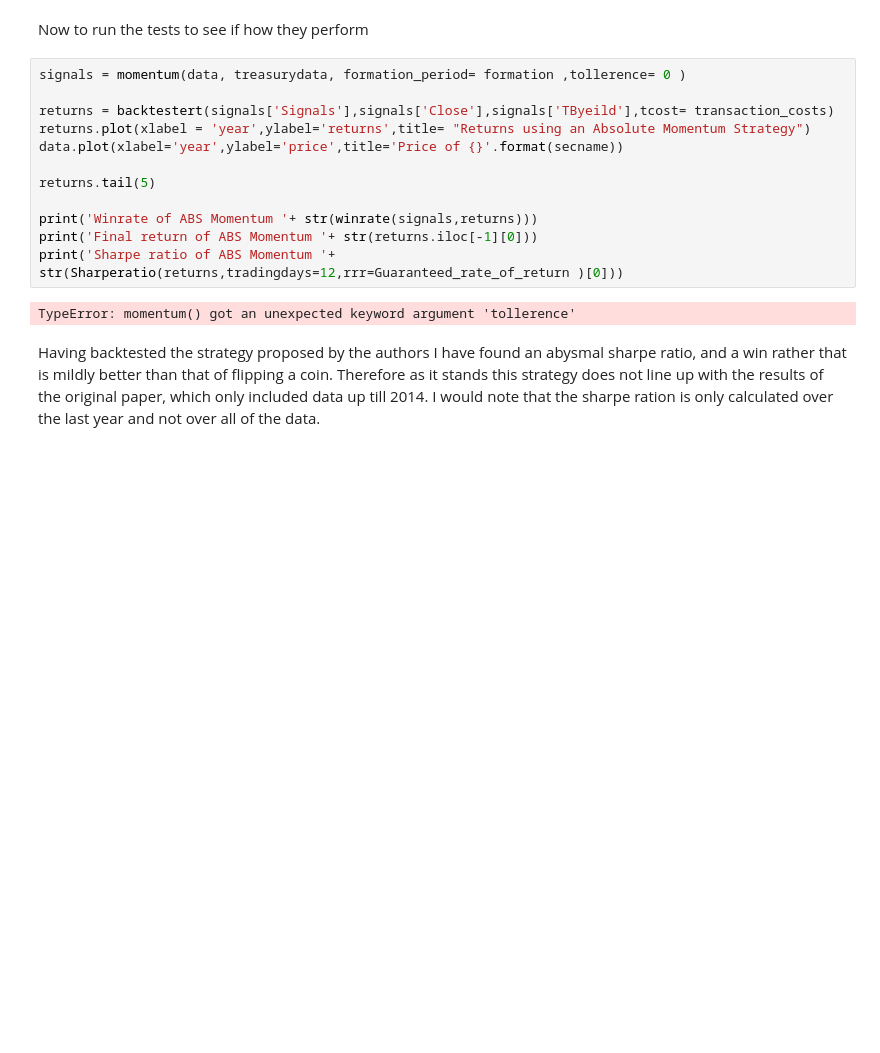
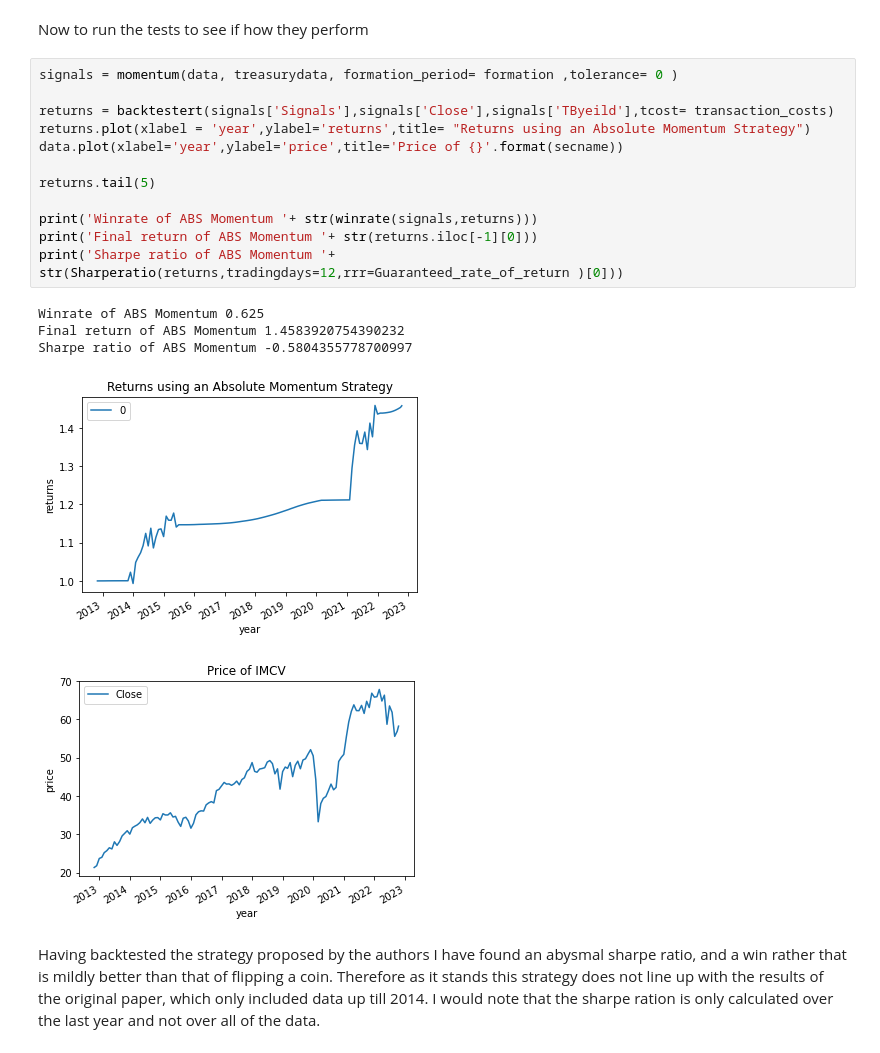
Before and after one commit to suf102/Trading-strategy-backtester, a Jupyter notebook: Momentum_strategy.ipynb, the cells around one changed output. Cells and saved outputs as stored; diff of their text form; blank space fills up the shorter version.

```diff
--- a/Momentum_strategy.ipynb
+++ b/Momentum_strategy.ipynb
@@ -129,18 +129,22 @@ def backtestert(signals,price,tbill ,  tcost = 0.001,):
 # %% [markdown]
 Now to run the tests to see if how they perform
 # %%
-signals = momentum(data, treasurydata, formation_period= formation ,tollerence= 0 )
+signals = momentum(data, treasurydata, formation_period= formation ,tolerance= 0 )
 
 returns = backtestert(signals['Signals'],signals['Close'],signals['TByeild'],tcost= transaction_costs)
 returns.plot(xlabel = 'year',ylabel='returns',title= "Returns using an Absolute Momentum Strategy")
 data.plot(xlabel='year',ylabel='price',title='Price of {}'.format(secname))
 
 returns.tail(5)
 
 print('Winrate of ABS Momentum '+ str(winrate(signals,returns)))
 print('Final return of ABS Momentum '+ str(returns.iloc[-1][0]))
 print('Sharpe ratio of ABS Momentum '+ str(Sharperatio(returns,tradingdays=12,rrr=Guaranteed_rate_of_return )[0]))
 # %% [output]
-TypeError: momentum() got an unexpected keyword argument 'tollerence'
+Winrate of ABS Momentum 0.625
+Final return of ABS Momentum 1.4583920754390232
+Sharpe ratio of ABS Momentum -0.5804355778700997
+[figure, added]
+[figure, added]
 # %% [markdown]
 Having backtested the strategy proposed by the authors I have found an abysmal sharpe ratio, and a win rather that is mildly better than that of flipping a coin. Therefore as it stands this strategy does not line up with the results of the original paper, which only included data up till 2014. I would note that the sharpe ration is only calculated over the last year and not over all of the data.
```
Also changed, not shown: parts of 1 cell of this notebook, 1 other file.
